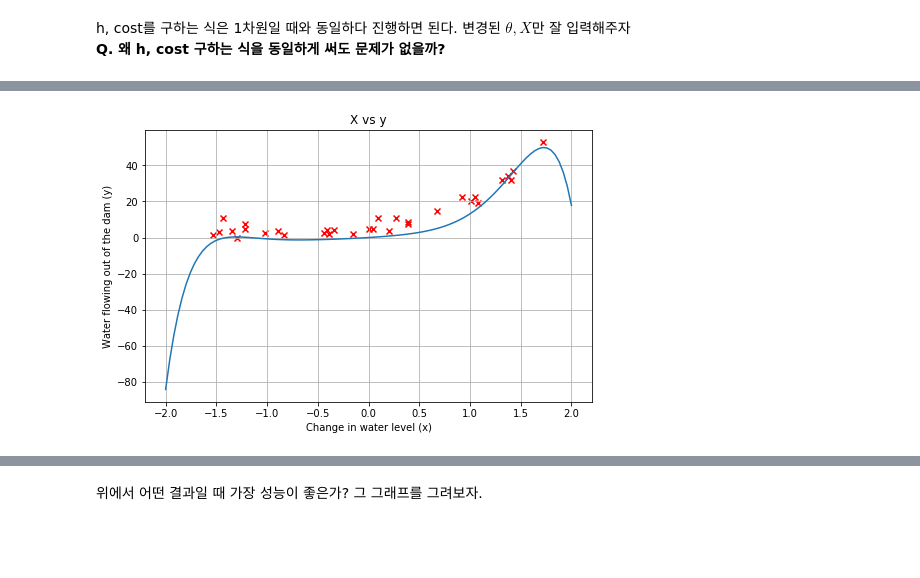
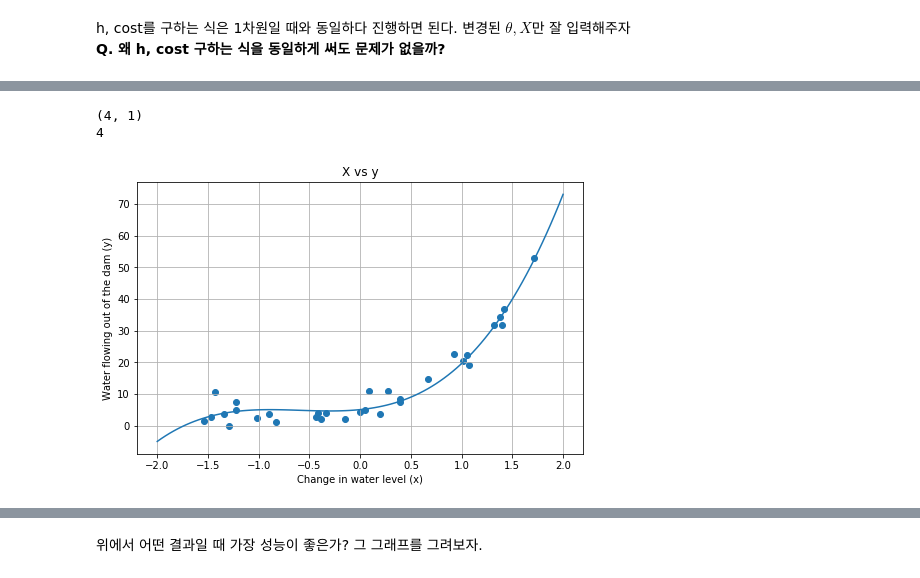
Before and after one commit to kymkh0902/studyroom, a Jupyter notebook: Lecture/Machine learning/Code/ex5/ex5.ipynb, the cells around one changed output, grey strips where cells are left out. Cells and saved outputs as stored; diff of their text form; code cells hidden in the pictures; blank space fills up the shorter version.

```diff
--- a/Lecture/Machine learning/Code/ex5/ex5.ipynb
+++ b/Lecture/Machine learning/Code/ex5/ex5.ipynb
@@ -302,14 +316,19 @@ def add_polynomial_value(X, degree):
 # %%
 # train/val/test 모두 데이터 변경해준다.
-normed_X_train =
-normed_X_val =
-normed_X_test =
+normed_X_train = add_polynomial_value(X_train, degree)
+normed_X_val = add_polynomial_value(X_val, degree)
+normed_X_test = add_polynomial_value(X_test, degree)
 # %% [markdown]
 h, cost를 구하는 식은 1차원일 때와 동일하다 진행하면 된다. 변경된 $\theta, X$만 잘 입력해주자 <br>
 **Q. 왜 h, cost 구하는 식을 동일하게 써도 문제가 없을까?**
 # %%
 # cost가 잘 구해지는 지 확인해보자.
 # 초기 theta만 지정해서 넣어주자.
-theta =   # np.ones를 사용하고 shape를 뭘 쓸지 생각해보자.
+# np.ones를 사용하고 shape를 뭘 쓸지 생각해보자.
+##### theta에 대해 충분히 확인 필요 #####
+theta = np.ones([normed_X_train.shape[1], 1])
+print(theta)
+print(theta.shape)
+print(normed_X_train.shape)
 print(computeCost(theta, normed_X_train, y_train, lambda_param=1.))
 # %% [output]
@@ -330,8 +350,14 @@ print(computeGradient(theta, normed_X_train, y_train, 1.))
 # %%
 # optimiize해서 잘 되는지 확인해보자.
 # 초기 theta값을 지정해주자.
-initial_theta =
+initial_theta = theta
 trained_theta, cost_history = optimize(initial_theta, normed_X_train, y_train)
+# %%
+print(theta.shape)
+print(theta.shape[0])
+# %% [output]
+(4, 1)
+4
 # %%
 # 예측 값을 구해보자.
 # 다차 함수이므로 x값은 1개 값이 주어졌을 때 theta*x^2 + theta*x^3.. 를 구해야한다.
@@ -342,29 +368,29 @@ def prediction(theta, x):
     """
     # 방법은 degree 수에 따라서 theta + theta*x^2 + ... theta*x^n을 하는 방식을 취할 것이다. for문을 돌려서 구하자.
     # degree는 theta로부터 얻을 수 있다.
-    degree =
+    degree = theta.shape[0] - 1
     # pred가 우리가 구하려는 값이다. (최종 값 scalar)
     pred = 0
     # 위에 내용을 for문으로 구현하자.
-    for
-
+    for i in range(0, degree + 1):
+        pred += theta[i] * (x**i)
     return pred
 # %%
 # polynomial 구한 값을 그래프로 나타내자.
 def plot_polynomial(trained_theta):
     # x축 값을 지정해주자. (np.linspace)
-    x =
+    x = np.linspace(-2, 2, 100)
     # 예측 값을 구하자.
-    pred =
+    pred = prediction(trained_theta, x)
     # 그래프를 그려주자.
-    plt.plot(z, pred)
+    plt.plot(x, pred)
     plt.show()
 
 # 점만 그려진 그래프를 그리고 그 위에 덮어서 여기서 구현한 함수로 그래프를 그리자.
-plot()
-plot_polynomial()
+plot(X_train[:, 1], y_train)
+plot_polynomial(trained_theta)
 # %% [output]
-[figure, old version]
+[figure, new version]
 # %%
 # degree에 따라서 어떻게 error가 변할지 살펴보자.
 def plot_dimensioncurve(degree, lambda_param=0.):
```
Also changed, not shown: parts of 13 cells of this notebook.
